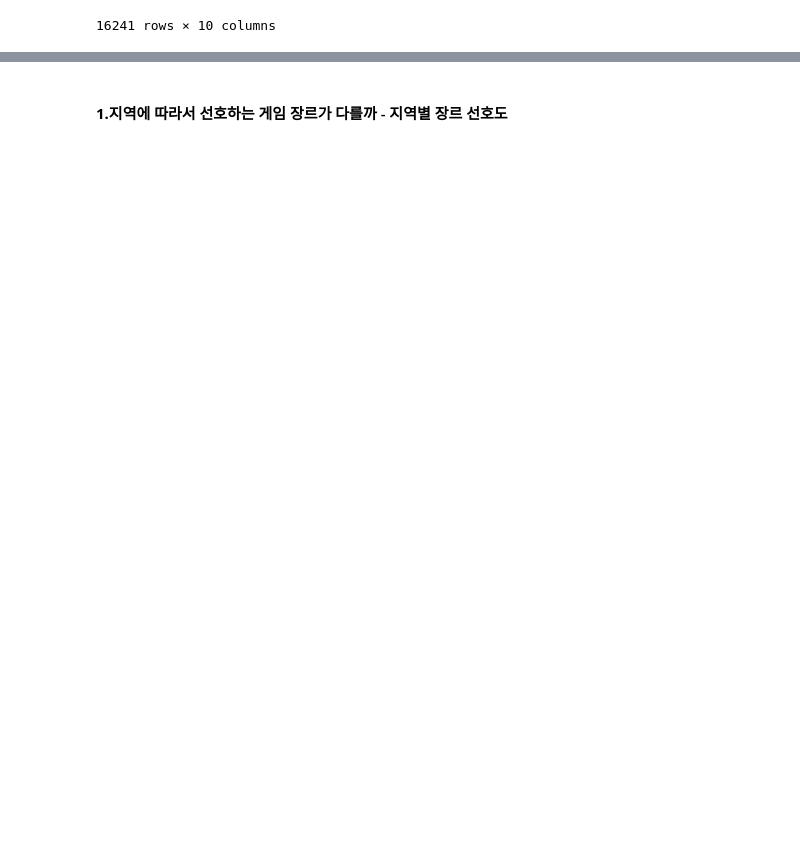
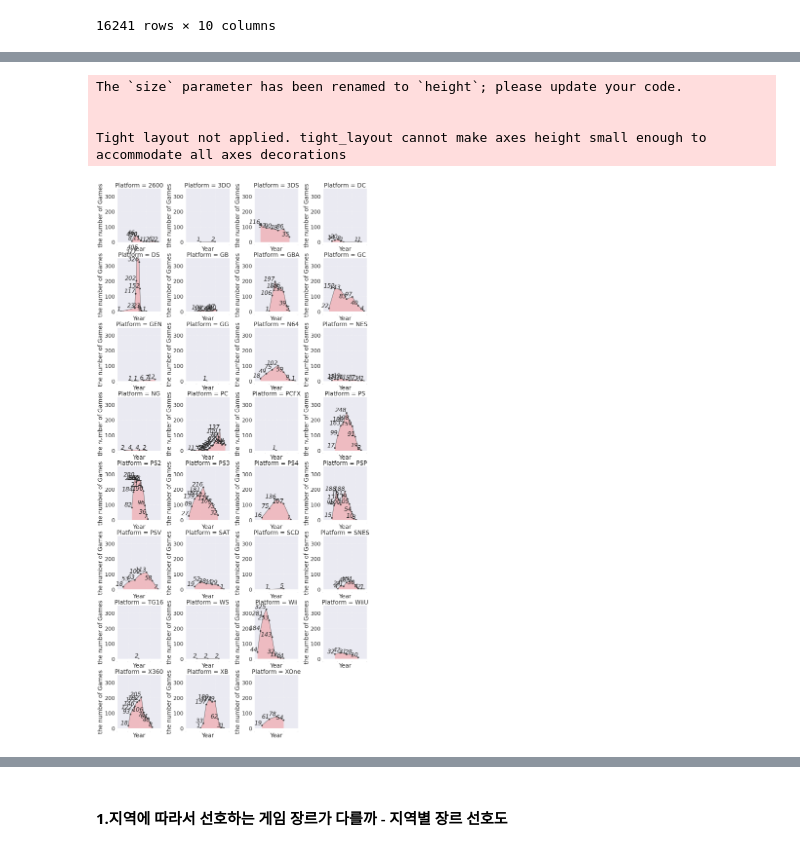
Before and after one commit to syh0397/codestates-AI-bootcamp-1, a Jupyter notebook: Untitled0.ipynb, the cells around one changed output, grey strips where cells are left out. Drawn from its saved outputs; the diff is of its cells as text; code cells hidden in the pictures; blank space fills up the shorter version.

```diff
--- a/Untitled0.ipynb
+++ b/Untitled0.ipynb
@@ -350,0 +429,30 @@ data
+# %%
+# Grouping by each Platform and each year, then count numbers
+Platform_games = data[['Platform', 'Year']].groupby(['Platform', 'Year']).size()
+Platform_sales = data[['NA_Sales', 'EU_Sales', 'JP_Sales', 'Other_Sales'] + ['Platform']].groupby('Platform').sum()
+Platform_games = Platform_games.reset_index() # Convert a multiindex Series to a dataframe
+Platform_games = Platform_games.rename(columns={0:'Games'})
+
+# Grid plot for each genre
+def lineplot(x, y, **kwargs):
+
+    plt.plot(x, y, 'ko-', alpha=0.7)
+    plt.grid(linestyle='--', alpha=0.5)
+    plt.fill_between(x, y, 0, facecolor='red', alpha=0.2)
+
+    for tx, ty in zip(x, y):
+        plt.text(tx, ty+5, ty, horizontalalignment='right',
+                 fontdict={'style':'italic'})
+
+g = sns.FacetGrid(Platform_games, col='Platform', sharex=False, sharey=False, col_wrap=4, size=4,
+                 col_order=Platform_sales.index.values)
+g = (g.map(lineplot, 'Year', 'Games').set(ylim=(0, 350), xlabel='Year', ylabel='the number of Games')
+    .set_xticklabels(Platform_games.Year, fontsize=0.1, rotation=45).fig.subplots_adjust(hspace=0.3))
+
+plt.show();
+# %% [output]
+The `size` parameter has been renamed to `height`; please update your code.
+
+
+Tight layout not applied. tight_layout cannot make axes height small enough to accommodate all axes decorations
+[figure, added]
```
Also changed, not shown: parts of 16 cells of this notebook.
